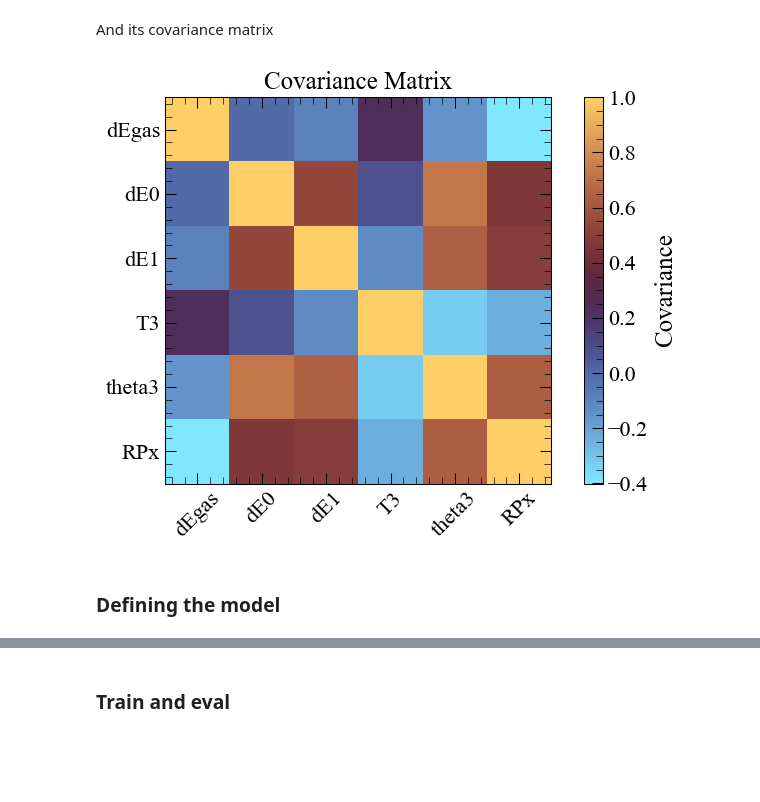
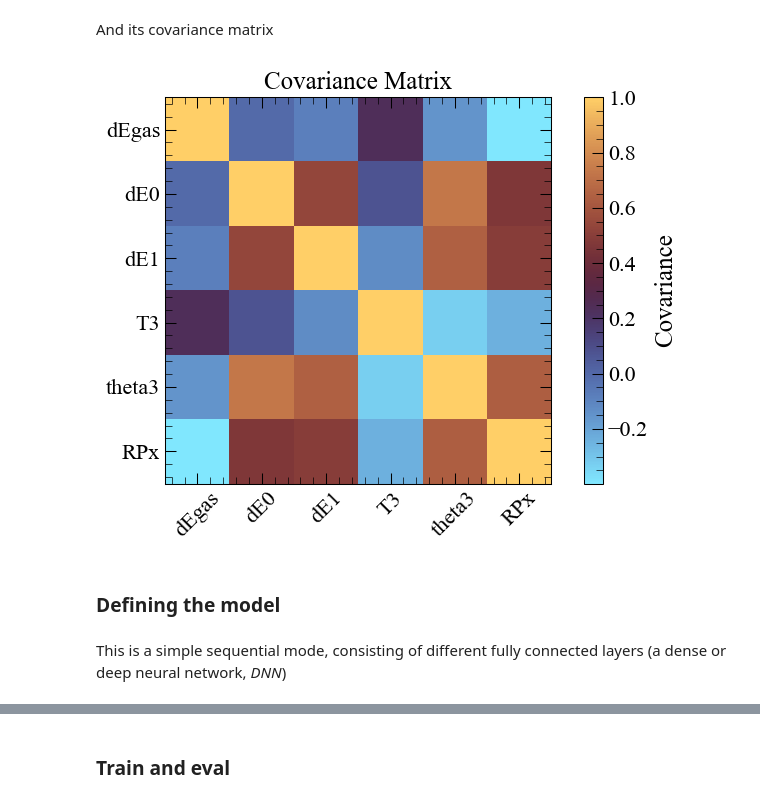
Before and after one commit to loopset/e796-analysis, a Jupyter notebook: Simulation/ML/train.ipynb, the cells around one changed output, grey strips where cells are left out. Saved outputs shown, nothing was run; the diff lists cells and outputs as text; code cells hidden in the pictures; blank space fills up the shorter version.

```diff
--- a/Simulation/ML/train.ipynb
+++ b/Simulation/ML/train.ipynb
@@ -59,0 +32,17 @@ dfs.head()
+# %%
+df1 = uproot.open("./Outputs/tree_11Li_2H_1H_Ex_0.00.root:SimulationTree").arrays(library="pd")
+df2 = uproot.open("./Outputs/tree_11Li_2H_2H_Ex_0.00.root:SimulationTree").arrays(library="pd")
+df3 = uproot.open("./Outputs/tree_11Li_2H_3H_Ex_0.00.root:SimulationTree").arrays(library="pd")
+
+parts = ["p", "d", "t"]
+dfs = [df1, df2, df3]
+for i,df in enumerate(dfs):
+    df = df.drop(columns=["profx"])
+    df["profy"] = df["profy"].apply(lambda x : np.array(x))
+    df["label"] = parts[i]
+    dfs[i] = df
+## And concat all transformed individual dfs
+df = pd.concat(dfs)
+# Gate on events of interes
+df = df[df["dE1"] > 0]
+df.head()
@@ -60,7 +56,5 @@ dfs.head()
 # %%
-labels, counts = np.unique(data["label"], return_counts=True)
-labels = ak.ravel(labels)
-counts = ak.ravel(counts)
-plt.bar(labels, counts, color="skyblue")
+counts = df["label"].value_counts()
+plt.bar(counts.index, counts.values, color="skyblue")
 # %% [output]
 <BarContainer object of 3 artists>
@@ -106,24 +113,21 @@ ColormeshArtists(pcolormesh=<matplotlib.collections.QuadMesh object at 0x...>, c
 # %%
 # Split columns into "plain,float" type and "profile, vector" type
-drop_plain = ["profx", "profy"]
-keep_prof = ["profx", "profy", "label"]
-plain_data = ak.zip({col: dfs[col] for col in dfs.fields if col not in drop_plain})
-prof_data = ak.zip({col: dfs[col] for col in dfs.fields if col in keep_prof})
-
-# And convert plain data to pandas
-plain_df = ak.to_dataframe(plain_data)
+## usual float values will be used to train the DNN
+## Profile ones (vectors) the CNN
+plain_data = data.drop(columns=["profy"])
+prof_data = data[["profy", "label"]]
 # %% [markdown]
 And its covariance matrix
 # %%
-cov_matrix = plain_df.drop(columns=["label", "T3After1"], axis=1).corr()
+cov_matrix = plain_data.drop(columns=["label", "T3After1"], axis=1).corr()
 
 plt.imshow(cov_matrix, cmap='managua_r', interpolation='none')
 plt.colorbar(label='Covariance')
 plt.xticks(range(len(cov_matrix.columns)), cov_matrix.columns, rotation=45)
 plt.yticks(range(len(cov_matrix.index)), cov_matrix.index)
 plt.title('Covariance Matrix')
 plt.tight_layout()
 # %% [output]
-[figure, old version]
+[figure, new version]
 # %%
 ## Convert to numpy
@@ -142,6 +146,8 @@ scaler = StandardScaler()
 X_scaled = scaler.fit_transform((X))
 # %% [markdown]
 ### Defining the model
+# %% [markdown]
+ This is a simple sequential mode, consisting of different fully connected layers (a dense or deep neural network, *DNN*)
 # %%
 model = Sequential([
     Input(shape=(X_scaled.shape[1],)),
```
Also changed, not shown: parts of 20 cells of this notebook, 2 other files.
